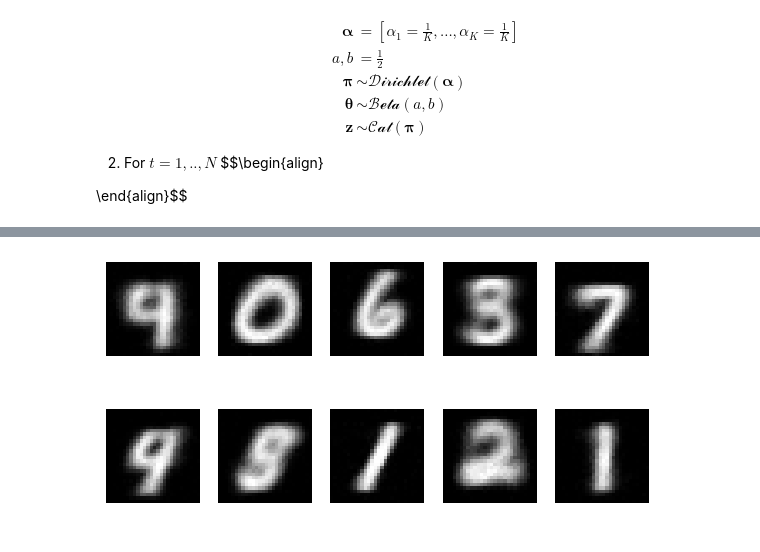
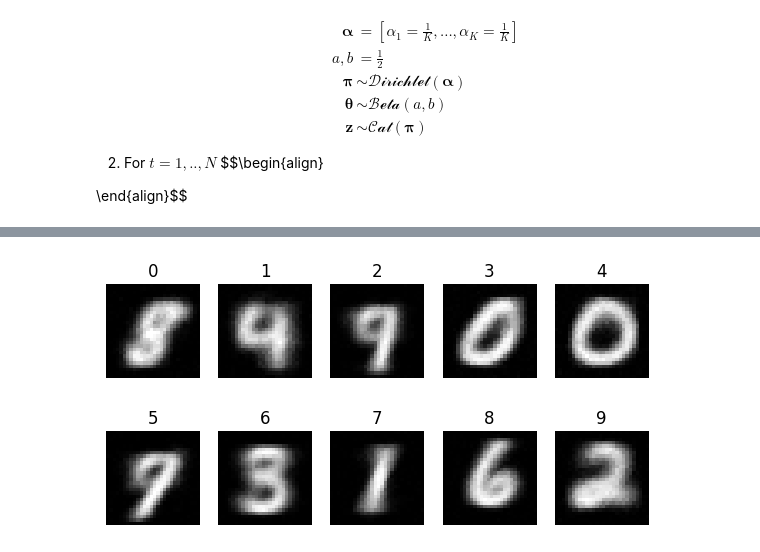
Before and after one commit to jimmyjz1127/BernoulliGenerativeModels-MNIST, a Jupyter notebook: MixedBern.ipynb, the cells around one changed output, grey strips where cells are left out. Saved outputs shown, nothing was run; the diff lists cells and outputs as text; code cells hidden in the pictures.

```diff
--- a/MixedBern.ipynb
+++ b/MixedBern.ipynb
@@ -219,9 +332,0 @@ def categorical_from_rows(p, rng):
-# %%
-def sampleZs(X, θ, π, eps):
-
-    logp  = X @ np.log(θ + eps).T + (1 - X) @ np.log(1 - θ + eps).T
-    logp += np.log(π + eps)
-    logp -= logp.max(axis=1, keepdims=True)
-    p     = np.exp(logp)
-    p    /= p.sum(axis=1, keepdims=True)
-    return categorical_from_rows(p, rng)
@@ -228,41 +394,32 @@ def sampleZs(X, θ, π, eps):
 # %%
-def gibbs(X, num_iter, num_burn, θ_0, K=10, rng=np.random.default_rng(random_seed), eps=1e-20) :
+def gibbs(X, num_iter, num_burn, K=10, rng=np.random.default_rng(random_seed), eps=1e-20) :
     n, d = X.shape
     X = X.astype(np.uint8)
 
-    α_0 = np.full(K, 1 / K, dtype=np.float64)  # uninformative prior
+    α_0 = np.full(K, 1 / K, dtype=np.float64)
 
-    a_mat  = np.full((K, d), 0.5)
-    b_mat  = np.full((K, d), 0.5)
+    a_mat  = np.full((K, d), 1)
+    b_mat  = np.full((K, d), 1)
 
     πs = np.zeros((num_iter + num_burn, K))
-    zs = np.zeros((num_iter + num_burn, n), dtype=np.int64)
+    zs = np.zeros((num_iter + num_burn, n), dtype=np.int16)
     θs = np.zeros((num_iter + num_burn, K, d))
 
-    πs[0] = np.random.dirichlet(α_0)
-    θs[0] = θ_0.copy()
-    zs[0] = sampleZs(X, θs[0], πs[0], eps).astype(np.int16)
+    πs[0] = rng.dirichlet(α_0)
+    R = rng.random((K,d))
+    θs[0] = R/np.sum(R, axis=1, keepdims=True)
+    zs[0] = sampleZs(X, θs[0], πs[0], eps)
 
     for t in range(1,num_iter+num_burn):
-        z_counts = np.bincount(zs[t-1], minlength=K)
-        πs[t] = rng.dirichlet(α_0 + z_counts)
+        πs[t] = sample_π(zs[t-1], α_0, 10)
 
-        nkd1 = np.zeros((K,d))
-        nkd0 = np.zeros((K,d))
-
-        for k in range(K):
-            indices = np.where(zs[t-1] == k)[0].tolist()
-            nkd1[k] = X[indices].sum(axis=0)
-            nkd0[k] = len(indices) - nkd1[k]
-
-        θs[t] = rng.beta(a_mat + nkd1, b_mat + nkd0)
+        θs[t] = sample_θ(X, zs[t-1], a_mat, b_mat, 10)
 
         zs[t] = sampleZs(X, θs[t],πs[t],eps).astype(np.int16)
 
-
     return πs[num_burn:], θs[num_burn:], zs[num_burn:]
 # %%
-πs,θs,zs= gibbs(X_mnist_train, 1000, 100, μs_em, 10)
+πs,θs,zs= gibbs(X_mnist_train, 1000, 100, 10)
 # %%
 metrics.adjusted_rand_score(Y_mnist_train, zs[-1])
 # %% [output]
@@ -270,12 +427,12 @@ metrics.adjusted_rand_score(Y_mnist_train, zs[-1])
 # %%
 figure = plt.figure(figsize=(7, 3.5))
 rows, cols= 2, 5
 for k in range(10):
     img = θs[-1][k, :].reshape(28, 28)
     figure.add_subplot(rows, cols, k+1)
-    # plt.title(k)
+    plt.title(k)
     plt.axis("off")
     plt.imshow(img, cmap="gray")
 plt.show()
 # %% [output]
-[figure, old version]
+[figure, new version]
```
Also changed, not shown: parts of 17 cells of this notebook.
